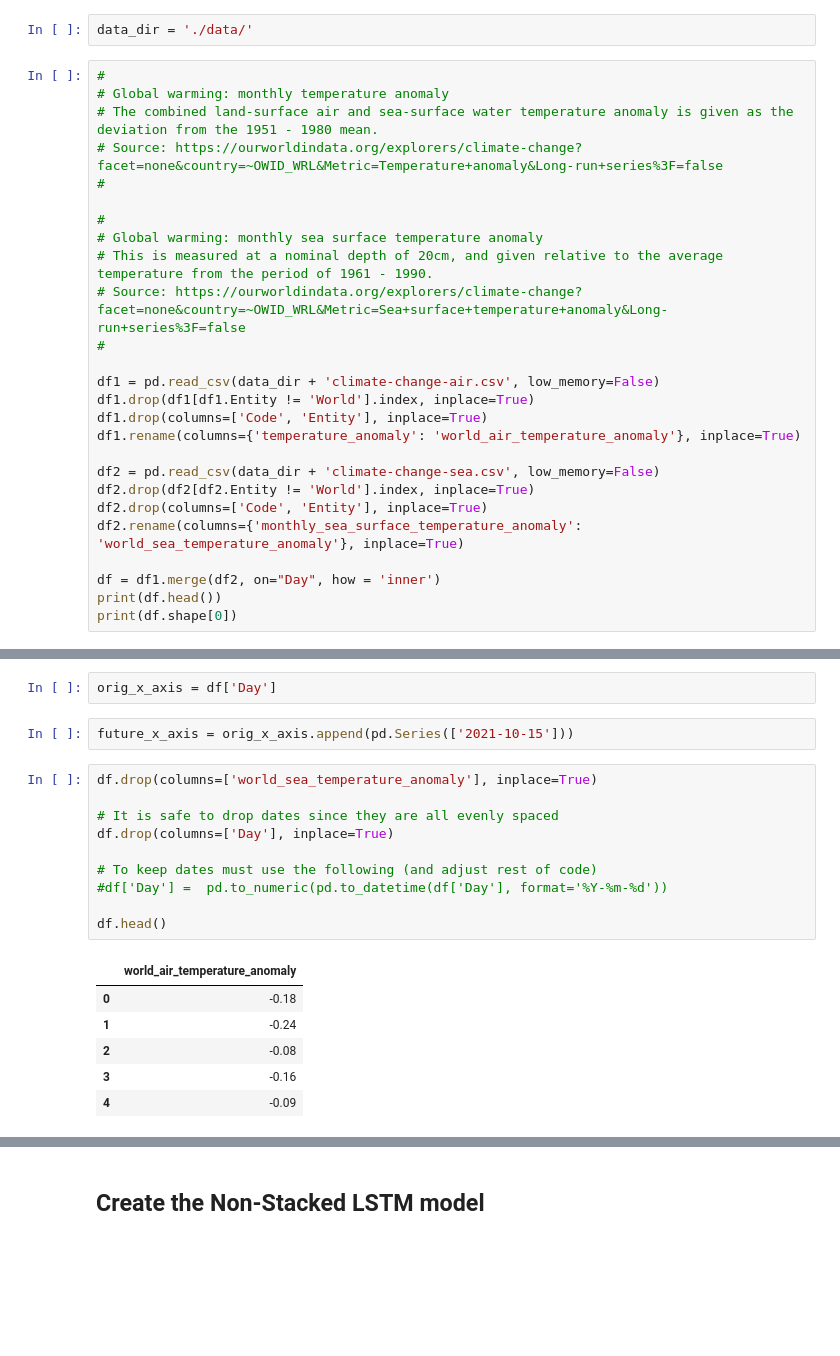
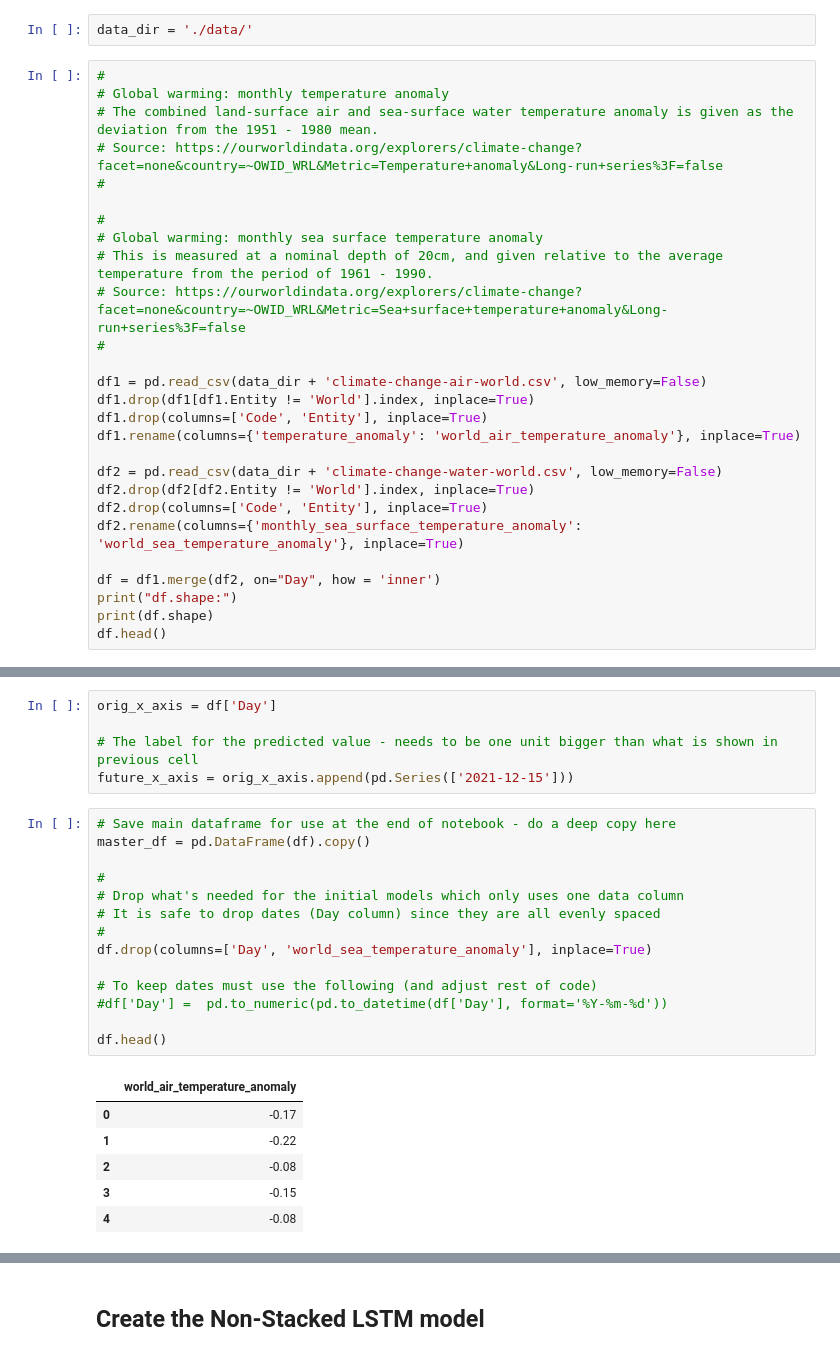
Before and after one commit to raymondj-pace/CS673-conf, a Jupyter notebook: CS673-Conf.ipynb, the cells around one changed output, grey strips where cells are left out. Saved outputs shown, nothing was run; the diff lists cells and outputs as text; blank space fills up the shorter version.

```diff
--- a/CS673-Conf.ipynb
+++ b/CS673-Conf.ipynb
@@ -34,17 +38,18 @@ data_dir = './data/'
 # Source: https://ourworldindata.org/explorers/climate-change?facet=none&country=~OWID_WRL&Metric=Sea+surface+temperature+anomaly&Long-run+series%3F=false
 #
 
-df1 = pd.read_csv(data_dir + 'climate-change-air.csv', low_memory=False)
+df1 = pd.read_csv(data_dir + 'climate-change-air-world.csv', low_memory=False)
 df1.drop(df1[df1.Entity != 'World'].index, inplace=True)
 df1.drop(columns=['Code', 'Entity'], inplace=True)
 df1.rename(columns={'temperature_anomaly': 'world_air_temperature_anomaly'}, inplace=True)
 
-df2 = pd.read_csv(data_dir + 'climate-change-sea.csv', low_memory=False)
+df2 = pd.read_csv(data_dir + 'climate-change-water-world.csv', low_memory=False)
 df2.drop(df2[df2.Entity != 'World'].index, inplace=True)
 df2.drop(columns=['Code', 'Entity'], inplace=True)
 df2.rename(columns={'monthly_sea_surface_temperature_anomaly': 'world_sea_temperature_anomaly'}, inplace=True)
 
 df = df1.merge(df2, on="Day", how = 'inner')
-print(df.head())
-print(df.shape[0])
+print("df.shape:")
+print(df.shape)
+df.head()
 # %% [output]
@@ -67,21 +73,26 @@ df.tail()
 # %%
 orig_x_axis = df['Day']
+
+# The label for the predicted value - needs to be one unit bigger than what is shown in previous cell
+future_x_axis = orig_x_axis.append(pd.Series(['2021-12-15']))
-# %%
-future_x_axis = orig_x_axis.append(pd.Series(['2021-10-15']))
 # %%
-df.drop(columns=['world_sea_temperature_anomaly'], inplace=True)
+# Save main dataframe for use at the end of notebook - do a deep copy here
+master_df = pd.DataFrame(df).copy()
 
-# It is safe to drop dates since they are all evenly spaced
-df.drop(columns=['Day'], inplace=True)
+#
+# Drop what's needed for the initial models which only uses one data column
+# It is safe to drop dates (Day column) since they are all evenly spaced
+#
+df.drop(columns=['Day', 'world_sea_temperature_anomaly'], inplace=True)
 
 # To keep dates must use the following (and adjust rest of code)
 #df['Day'] =  pd.to_numeric(pd.to_datetime(df['Day'], format='%Y-%m-%d'))
 
 df.head()
 # %% [output]
 |  | world_air_temperature_anomaly |
-| 0 | -0.18 |
-| 1 | -0.24 |
+| 0 | -0.17 |
+| 1 | -0.22 |
 | 2 | -0.08 |
-| 3 | -0.16 |
-| 4 | -0.09 |
+| 3 | -0.15 |
+| 4 | -0.08 |
```
Also changed, not shown: parts of 49 cells of this notebook, 13 other files.
